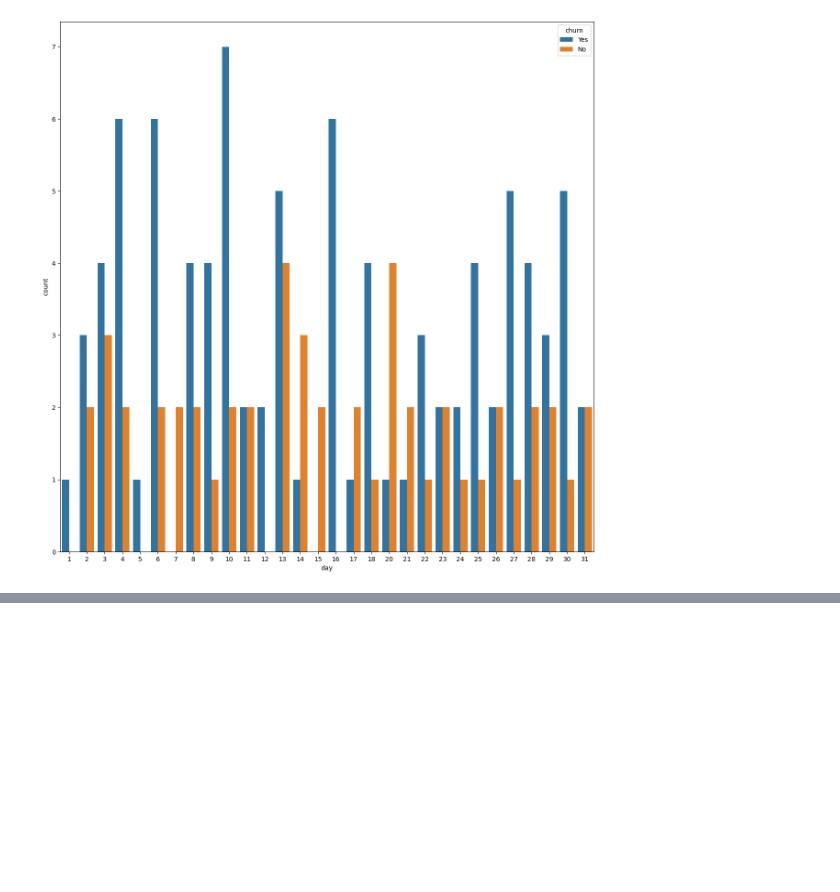
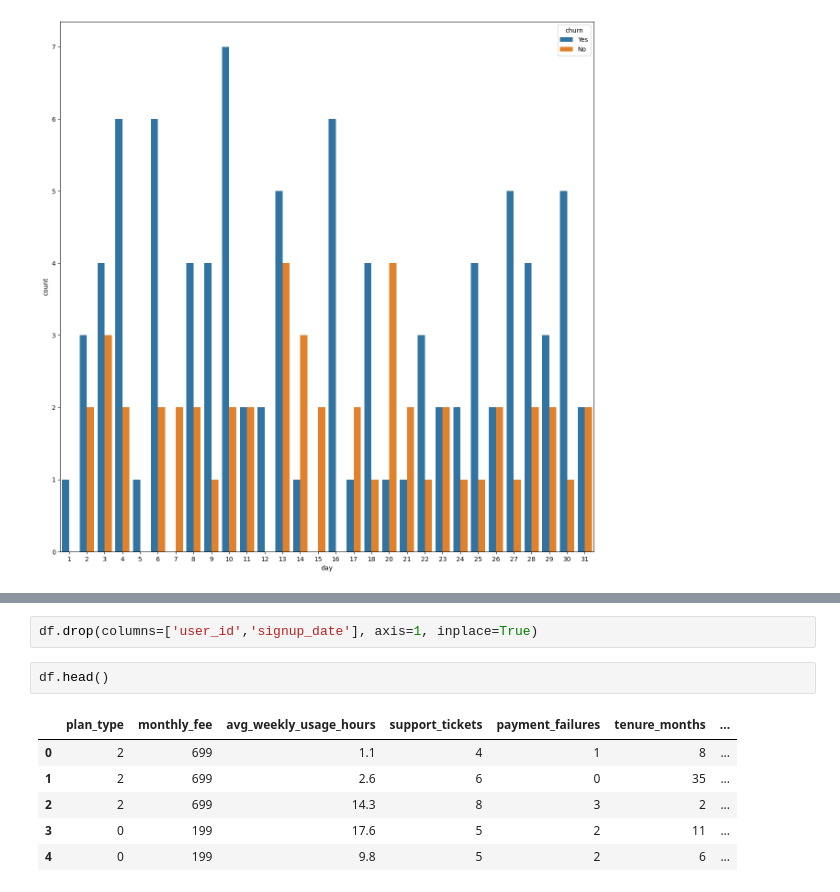
Before and after one commit to mayurimamdi/CustomerChurn, a Jupyter notebook: notebook/EDA.ipynb, the cells around one changed output, grey strips where cells are left out. Saved outputs shown, nothing was run; the diff lists cells and outputs as text; blank space fills up the shorter version.

```diff
--- a/notebook/EDA.ipynb
+++ b/notebook/EDA.ipynb
@@ -186,0 +252,11 @@ The `ci` parameter is deprecated. Use `errorbar=None` for the same effect.
+# %%
+df.drop(columns=['user_id','signup_date'], axis=1, inplace=True)
+# %%
+df.head()
+# %% [output]
+|  | plan_type | monthly_fee | avg_weekly_usage_hours | support_tickets | payment_failures | tenure_months | ... |
+| 0 | 2 | 699 | 1.1 | 4 | 1 | 8 | ... |
+| 1 | 2 | 699 | 2.6 | 6 | 0 | 35 | ... |
+| 2 | 2 | 699 | 14.3 | 8 | 3 | 2 | ... |
+| 3 | 0 | 199 | 17.6 | 5 | 2 | 11 | ... |
+| 4 | 0 | 199 | 9.8 | 5 | 2 | 6 | ... |
```
Also changed, not shown: parts of 22 cells of this notebook.
